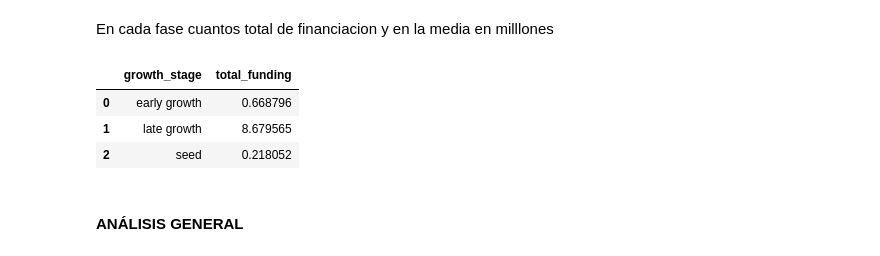
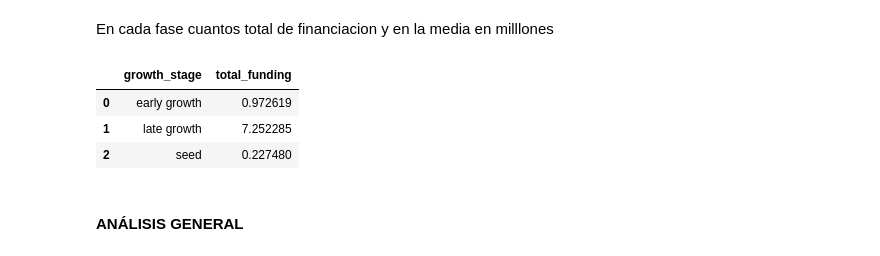
Before and after one commit to unaimleal/spri_reto_07_morado, a Jupyter notebook: Análsis descriptivo.ipynb, the cells around one changed output. Cells and saved outputs as stored; diff of their text form; code cells hidden in the pictures.

```diff
--- a/Análsis descriptivo.ipynb
+++ b/Análsis descriptivo.ipynb
@@ -15,10 +15,10 @@ from plotly.subplots import make_subplots
 from geopy.geocoders import Nominatim
 import numpy as np
 # %%
-CARPETA_DATOS_ORIGINALES = 'C:/Users/Libe/Desktop/RETO 7 (MORADO)/spri_reto_07_morado/Datos/Limpios'
-df_adquisicion_final= pd.read_csv(os.path.join(CARPETA_DATOS_ORIGINALES, 'df_adquisicion_final.csv'))
-df_graficos= pd.read_csv(os.path.join(CARPETA_DATOS_ORIGINALES, 'df_graficos.csv'))
-df_valoracion= pd.read_csv(os.path.join(CARPETA_DATOS_ORIGINALES, 'df_valoracion.csv'))
+CARPETA_DATOS_LIMPIOS = 'Datos/Limpios/'
+df_adquisicion_final = pd.read_csv(os.path.join(CARPETA_DATOS_LIMPIOS, 'df_adquisicion.csv'))
+df_graficos= pd.read_csv(os.path.join(CARPETA_DATOS_LIMPIOS, 'df_graficos.csv'))
+df_valoracion= pd.read_csv(os.path.join(CARPETA_DATOS_LIMPIOS, 'df_valoracion.csv'))
 # %%
 df_adquisicion_final.shape
 # %% [output]
@@ -88,10 +88,10 @@ n_total_fund=df_dealroom.groupby('growth_stage')['total_funding'].count().reset_
 # %%
-df_dealroom.groupby('growth_stage')['total_funding'].mean().reset_index()
+df_graficos.groupby('growth_stage')['total_funding'].mean().reset_index()
 # %% [output]
 |  | growth_stage | total_funding |
-| 0 | early growth | 0.668796 |
-| 1 | late growth | 8.679565 |
-| 2 | seed | 0.218052 |
+| 0 | early growth | 0.972619 |
+| 1 | late growth | 7.252285 |
+| 2 | seed | 0.227480 |
 # %% [markdown]
 #### **ANÁLISIS GENERAL** ####
 # %%
```
Also changed, not shown: parts of 16 cells of this notebook.
